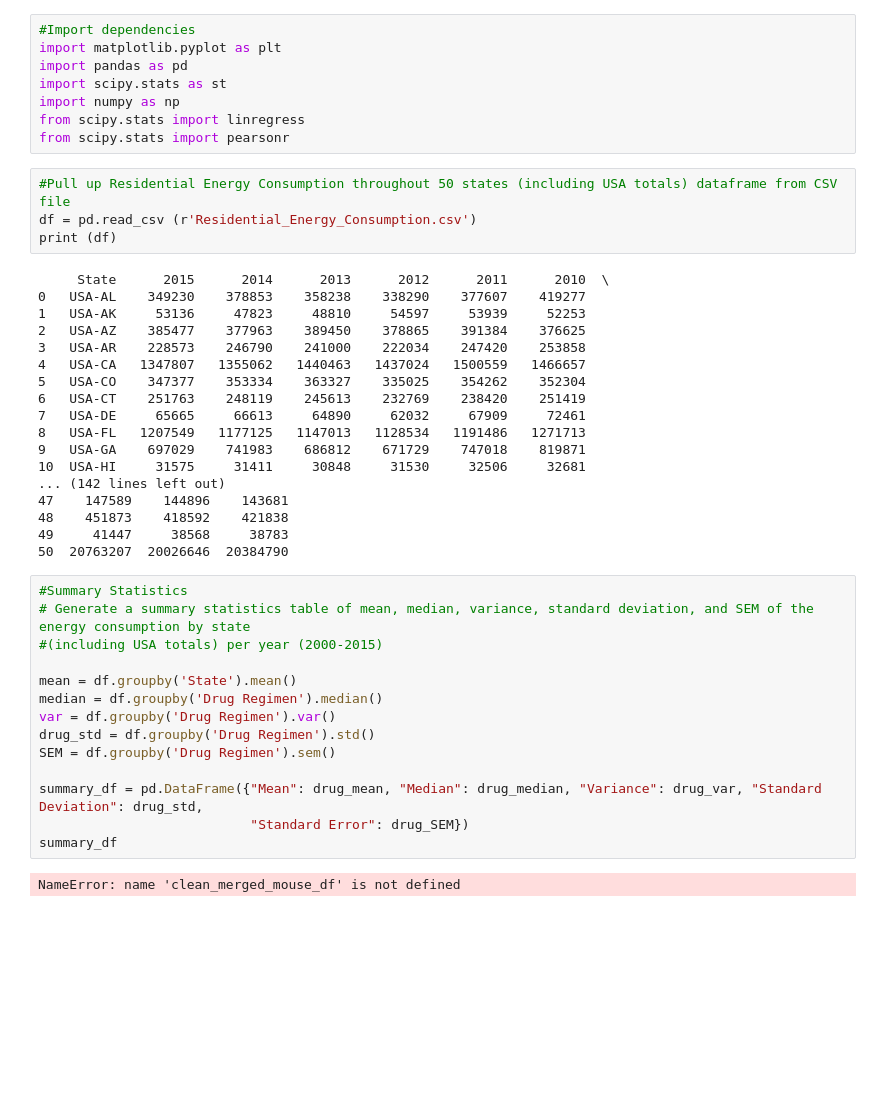
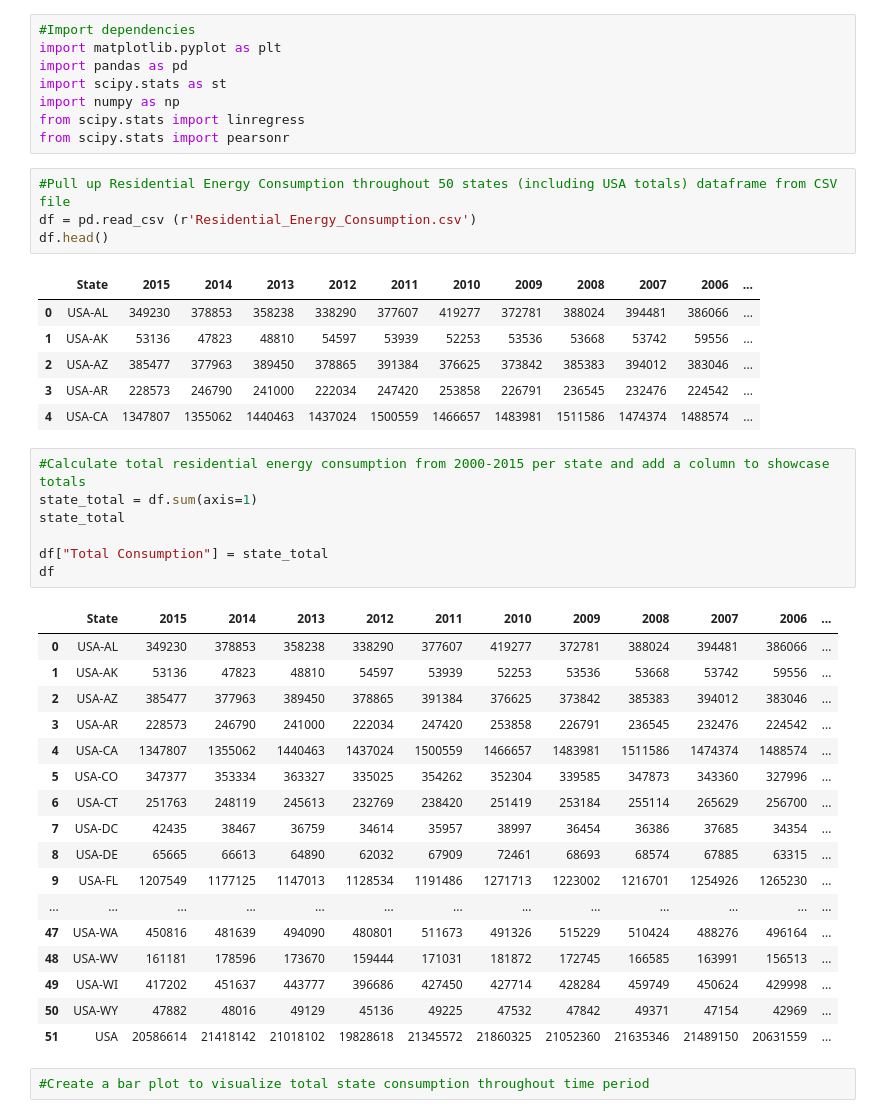
Before and after one commit to MabelDS89/Project-1, a Jupyter notebook: Residential_Energy_Consumption_Analysis.ipynb, the cells around one changed output. Saved outputs shown, nothing was run; the diff lists cells and outputs as text; blank space fills up the shorter version.

Commit message:
Added state totals column to DataFrame.

```diff
--- a/Residential_Energy_Consumption_Analysis.ipynb
+++ b/Residential_Energy_Consumption_Analysis.ipynb
@@ -9,38 +9,38 @@ from scipy.stats import pearsonr
 # %%
 #Pull up Residential Energy Consumption throughout 50 states (including USA totals) dataframe from CSV file
 df = pd.read_csv (r'Residential_Energy_Consumption.csv')
-print (df)
+df.head()
 # %% [output]
-     State      2015      2014      2013      2012      2011      2010  \
-0   USA-AL    349230    378853    358238    338290    377607    419277
-1   USA-AK     53136     47823     48810     54597     53939     52253
-2   USA-AZ    385477    377963    389450    378865    391384    376625
-3   USA-AR    228573    246790    241000    222034    247420    253858
-4   USA-CA   1347807   1355062   1440463   1437024   1500559   1466657
-5   USA-CO    347377    353334    363327    335025    354262    352304
-6   USA-CT    251763    248119    245613    232769    238420    251419
-7   USA-DE     65665     66613     64890     62032     67909     72461
-8   USA-FL   1207549   1177125   1147013   1128534   1191486   1271713
-9   USA-GA    697029    741983    686812    671729    747018    819871
-10  USA-HI     31575     31411     30848     31530     32506     32681
-... (142 lines left out)
-47    147589    144896    143681
-48    451873    418592    421838
-49     41447     38568     38783
-50  20763207  20026646  20384790
+|  | State | 2015 | 2014 | 2013 | 2012 | 2011 | 2010 | 2009 | 2008 | 2007 | 2006 | ... |
+| 0 | USA-AL | 349230 | 378853 | 358238 | 338290 | 377607 | 419277 | 372781 | 388024 | 394481 | 386066 | ... |
+| 1 | USA-AK | 53136 | 47823 | 48810 | 54597 | 53939 | 52253 | 53536 | 53668 | 53742 | 59556 | ... |
+| 2 | USA-AZ | 385477 | 377963 | 389450 | 378865 | 391384 | 376625 | 373842 | 385383 | 394012 | 383046 | ... |
+| 3 | USA-AR | 228573 | 246790 | 241000 | 222034 | 247420 | 253858 | 226791 | 236545 | 232476 | 224542 | ... |
+| 4 | USA-CA | 1347807 | 1355062 | 1440463 | 1437024 | 1500559 | 1466657 | 1483981 | 1511586 | 1474374 | 1488574 | ... |
-# %%
-#Summary Statistics
-# Generate a summary statistics table of mean, median, variance, standard deviation, and SEM of the energy consumption by state
-#(including USA totals) per year (2000-2015)
-
-mean = df.groupby('State').mean()
-median = df.groupby('Drug Regimen').median()
-var = df.groupby('Drug Regimen').var()
-drug_std = df.groupby('Drug Regimen').std()
-SEM = df.groupby('Drug Regimen').sem()
-
-summary_df = pd.DataFrame({"Mean": drug_mean, "Median": drug_median, "Variance": drug_var, "Standard Deviation": drug_std,
-                           "Standard Error": drug_SEM})
-summary_df
-# %% [output]
-NameError: name 'clean_merged_mouse_df' is not defined
+# %%
+#Calculate total residential energy consumption from 2000-2015 per state and add a column to showcase totals
+state_total = df.sum(axis=1)
+state_total
+
+df["Total Consumption"] = state_total
+df
+# %% [output]
+|  | State | 2015 | 2014 | 2013 | 2012 | 2011 | 2010 | 2009 | 2008 | 2007 | 2006 | ... |
+| 0 | USA-AL | 349230 | 378853 | 358238 | 338290 | 377607 | 419277 | 372781 | 388024 | 394481 | 386066 | ... |
+| 1 | USA-AK | 53136 | 47823 | 48810 | 54597 | 53939 | 52253 | 53536 | 53668 | 53742 | 59556 | ... |
+| 2 | USA-AZ | 385477 | 377963 | 389450 | 378865 | 391384 | 376625 | 373842 | 385383 | 394012 | 383046 | ... |
+| 3 | USA-AR | 228573 | 246790 | 241000 | 222034 | 247420 | 253858 | 226791 | 236545 | 232476 | 224542 | ... |
+| 4 | USA-CA | 1347807 | 1355062 | 1440463 | 1437024 | 1500559 | 1466657 | 1483981 | 1511586 | 1474374 | 1488574 | ... |
+| 5 | USA-CO | 347377 | 353334 | 363327 | 335025 | 354262 | 352304 | 339585 | 347873 | 343360 | 327996 | ... |
+| 6 | USA-CT | 251763 | 248119 | 245613 | 232769 | 238420 | 251419 | 253184 | 255114 | 265629 | 256700 | ... |
+| 7 | USA-DC | 42435 | 38467 | 36759 | 34614 | 35957 | 38997 | 36454 | 36386 | 37685 | 34354 | ... |
+| 8 | USA-DE | 65665 | 66613 | 64890 | 62032 | 67909 | 72461 | 68693 | 68574 | 67885 | 63315 | ... |
+| 9 | USA-FL | 1207549 | 1177125 | 1147013 | 1128534 | 1191486 | 1271713 | 1223002 | 1216701 | 1254926 | 1265230 | ... |
+| ... | ... | ... | ... | ... | ... | ... | ... | ... | ... | ... | ... | ... |
+| 47 | USA-WA | 450816 | 481639 | 494090 | 480801 | 511673 | 491326 | 515229 | 510424 | 488276 | 496164 | ... |
+| 48 | USA-WV | 161181 | 178596 | 173670 | 159444 | 171031 | 181872 | 172745 | 166585 | 163991 | 156513 | ... |
+| 49 | USA-WI | 417202 | 451637 | 443777 | 396686 | 427450 | 427714 | 428284 | 459749 | 450624 | 429998 | ... |
+| 50 | USA-WY | 47882 | 48016 | 49129 | 45136 | 49225 | 47532 | 47842 | 49371 | 47154 | 42969 | ... |
+| 51 | USA | 20586614 | 21418142 | 21018102 | 19828618 | 21345572 | 21860325 | 21052360 | 21635346 | 21489150 | 20631559 | ... |
+# %%
+#Create a bar plot to visualize total state consumption throughout time period
```
Also changed, not shown: 4 other files.
